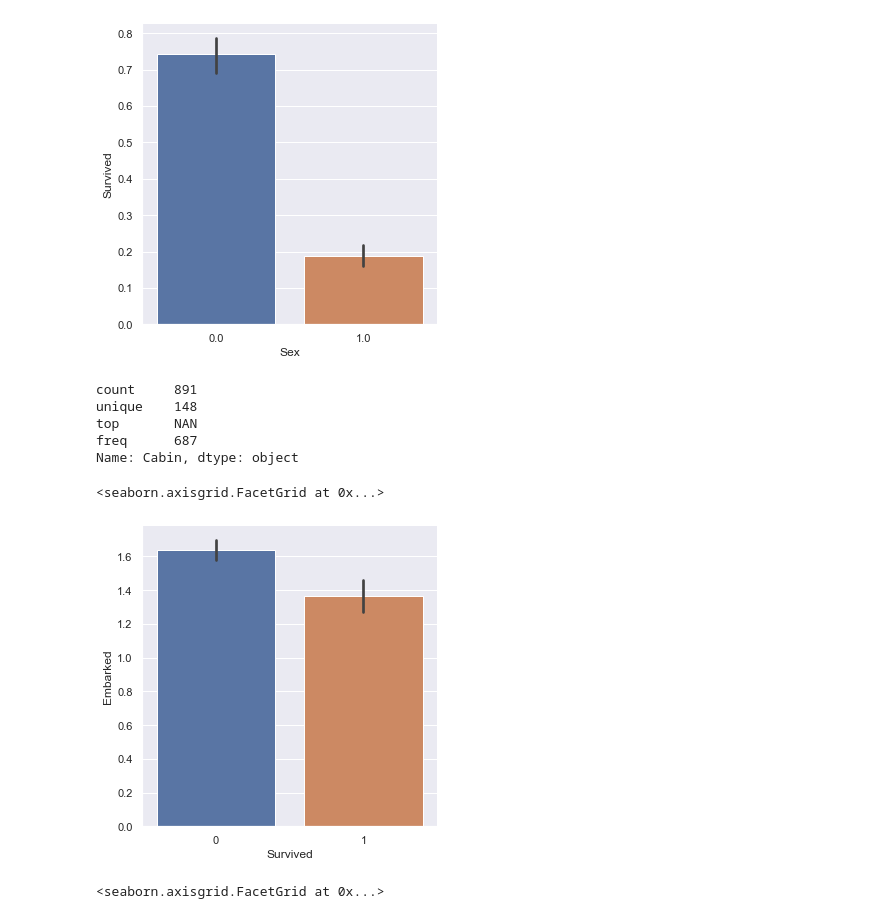
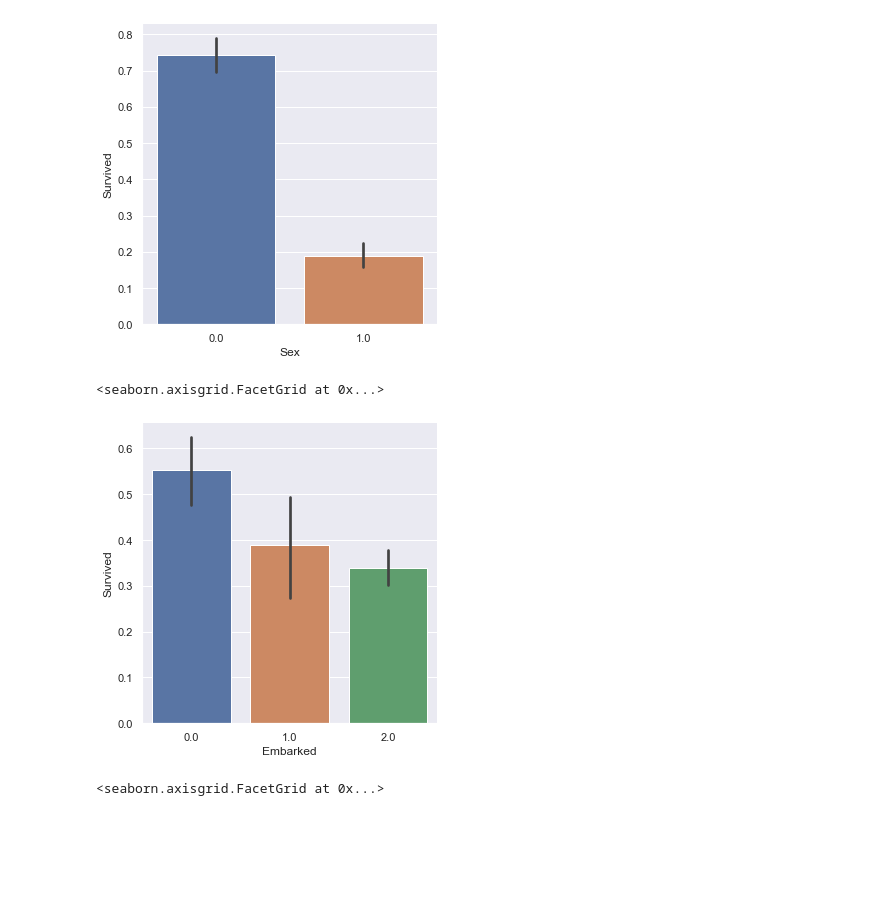
Before and after one commit to PriyaShrinithi/Titanic, a Jupyter notebook: Titanic.ipynb, the cells around one changed output. Drawn from its saved outputs; the diff is of its cells as text; code cells hidden in the pictures; blank space fills up the shorter version.

```diff
--- a/Titanic.ipynb
+++ b/Titanic.ipynb
@@ -418,11 +344,3 @@ sns.catplot(x='Sex', y='Survived', kind='bar', data=train)
 # %% [output]
 <seaborn.axisgrid.FacetGrid at 0x...>
 [figure]
-# %%
-train['Cabin'].describe()
-# %% [output]
-count     891
-unique    148
-top       NAN
-freq      687
-Name: Cabin, dtype: object
@@ -431,8 +347,8 @@ Name: Cabin, dtype: object
 # %%
-sns.catplot(x='Survived',y='Embarked',kind='bar', data=train)
+sns.catplot(x='Embarked',y='Survived',kind='bar', data=train)
 # %% [output]
 <seaborn.axisgrid.FacetGrid at 0x...>
-[figure, old version]
+[figure, new version]
 # %%
 sns.catplot(x='Survived', y='Pclass',kind='bar', data=train)
 # %% [output]
```
Also changed, not shown: parts of 54 cells of this notebook.
